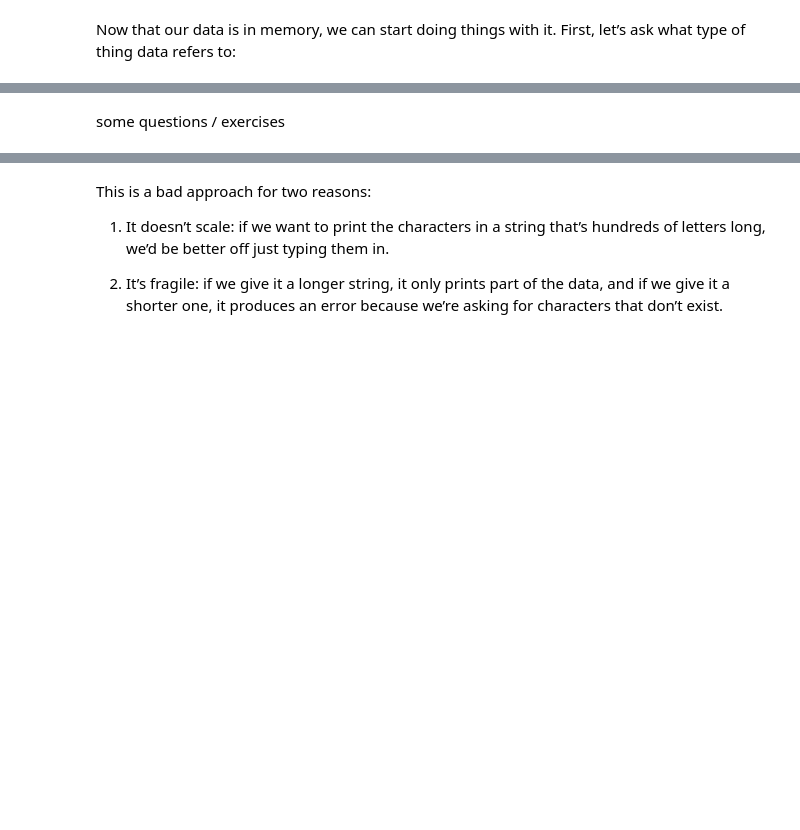
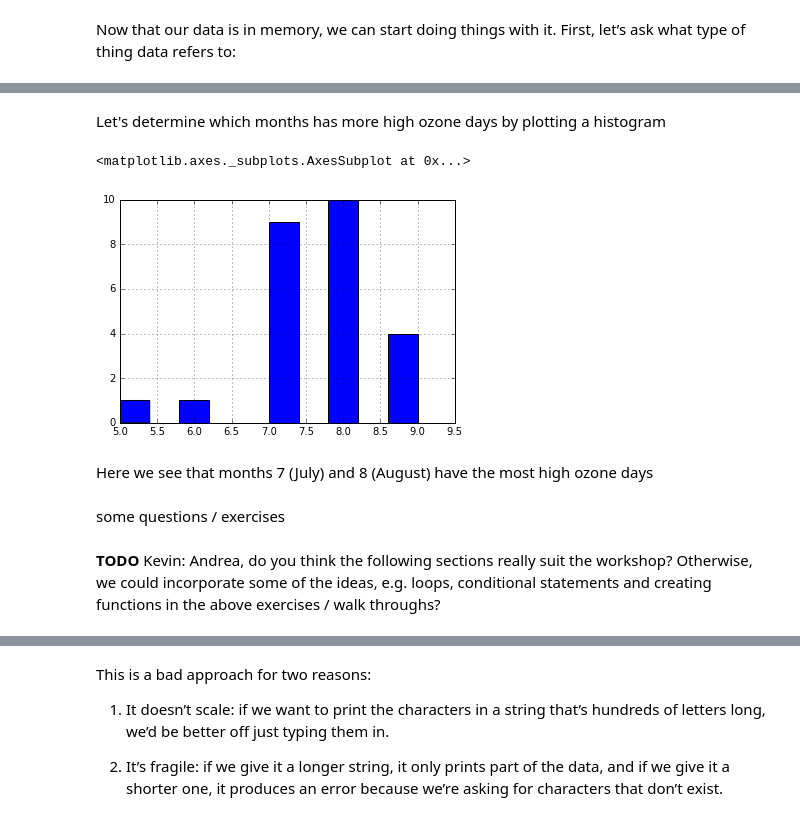
Before and after one commit to CurtinIDS/python-workshop-20160627, a Jupyter notebook: PythonWorkshop.ipynb, the cells around one changed output, grey strips where cells are left out. Drawn from its saved outputs; the diff is of its cells as text; code cells hidden in the pictures; blank space fills up the shorter version.

Commit message:
Refactored first section to use New York air quality dataset and added more pandas functions

```diff
--- a/PythonWorkshop.ipynb
+++ b/PythonWorkshop.ipynb
@@ -83,7 +121,7 @@ Since __`weight_lb`__ doesn’t “remember” where its value came from, it isn
 # %% [markdown]
 Just as we can assign a single value to a variable, we can also assign a table of values to a variable using the same syntax. Let’s re-run __`pandas.read_csv`__ and save its result:
 # %%
-data = pandas.read_csv('data/inflammation-01.csv')
+data = pandas.read_csv('data/NYairquality.csv')
 # %% [markdown]
 This statement doesn’t produce any output because assignment doesn’t display anything. If we want to check that our data has been loaded, we can print the variable’s value:
 # %%
@@ -122,0 +243,3 @@ print(data.loc[0])
+# %%
+high_ozone = data['Ozone'] > 70
+print high_ozone
@@ -123,3 +286,14 @@ print(data.loc[0])
+# %% [markdown]
+Let's determine which months has more high ozone days by plotting a histogram
+# %%
+data[high_ozone].Month.hist()
+# %% [output]
+<matplotlib.axes._subplots.AxesSubplot at 0x...>
+[figure, added]
+# %% [markdown]
+Here we see that months 7 (July) and 8 (August) have the most high ozone days
 # %% [markdown]
 some questions / exercises
+# %% [markdown]
+**TODO** Kevin: Andrea, do you think the following sections really suit the workshop? Otherwise, we could incorporate some of the ideas, e.g. loops, conditional statements and creating functions in the above exercises / walk throughs?
 # %% [markdown]
```
Also changed, not shown: parts of 43 cells of this notebook, 1 other file.
